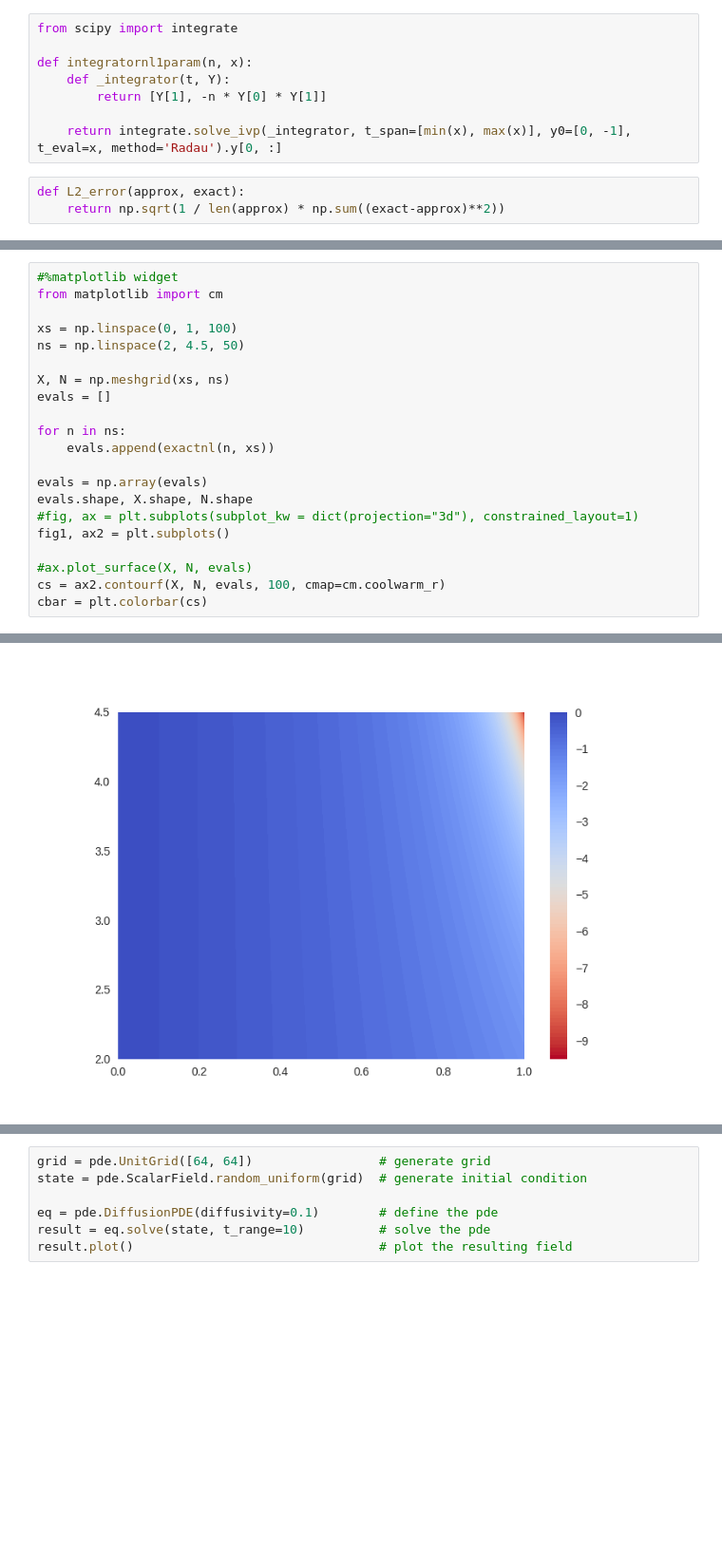
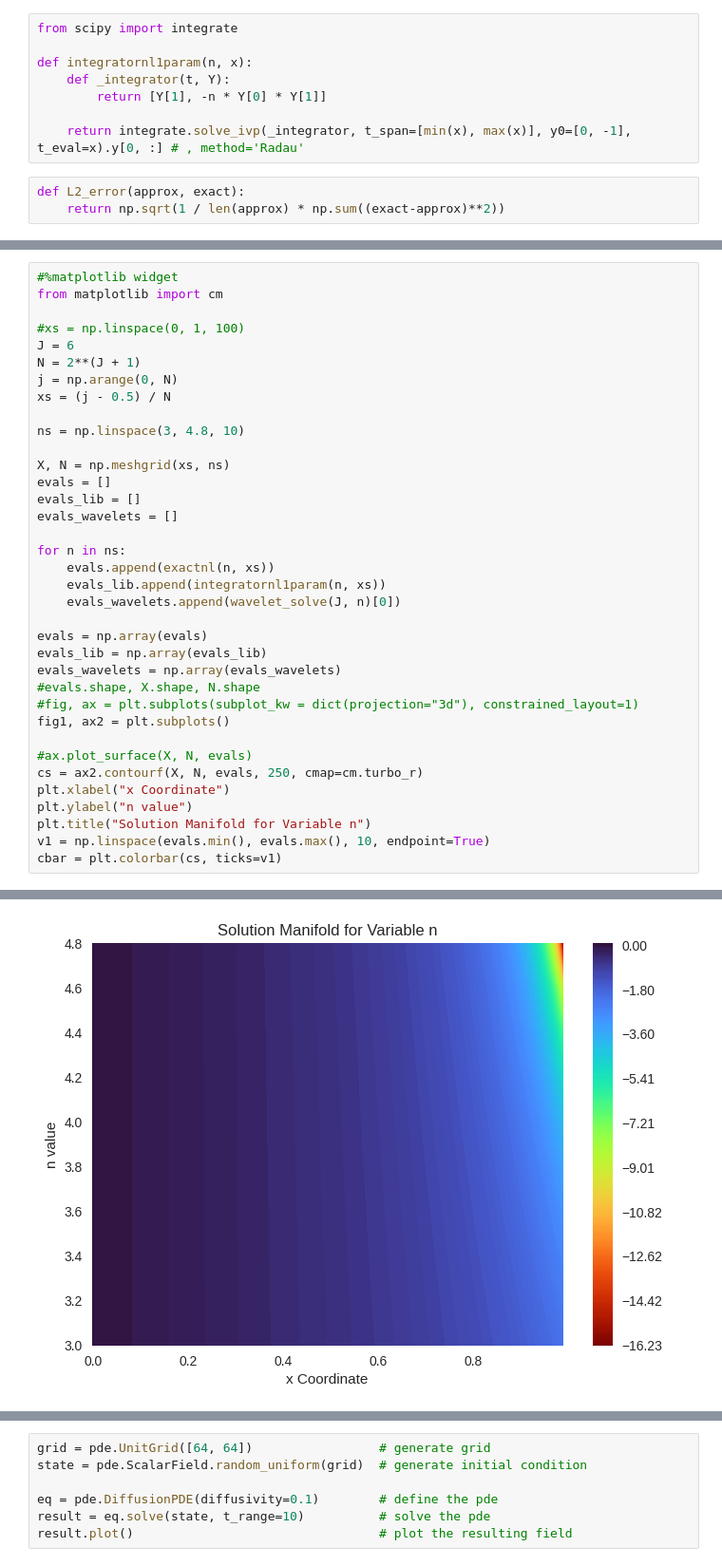
Before and after one commit to alizma/APMA1940Y-FinalProject, a Jupyter notebook: func_explo.ipynb, the cells around one changed output, grey strips where cells are left out. Shown at 95% size. Drawn from its saved outputs; the diff is of its cells as text; blank space fills up the shorter version.

Commit message:
solution manifold and error contour plots

```diff
--- a/func_explo.ipynb
+++ b/func_explo.ipynb
@@ -99,7 +99,7 @@ def integratornl1param(n, x):
     def _integrator(t, Y):
         return [Y[1], -n * Y[0] * Y[1]]
 
-    return integrate.solve_ivp(_integrator, t_span=[min(x), max(x)], y0=[0, -1], t_eval=x, method='Radau').y[0, :]
+    return integrate.solve_ivp(_integrator, t_span=[min(x), max(x)], y0=[0, -1], t_eval=x).y[0, :] # , method='Radau'
 # %%
 def L2_error(approx, exact):
     return np.sqrt(1 / len(approx) * np.sum((exact-approx)**2))
@@ -149,21 +154,36 @@ print(L2_error(exacteval, stest), L2_error(exacteval, spysoln))
 #%matplotlib widget
 from matplotlib import cm
 
-xs = np.linspace(0, 1, 100)
-ns = np.linspace(2, 4.5, 50)
+#xs = np.linspace(0, 1, 100)
+J = 6
+N = 2**(J + 1)
+j = np.arange(0, N)
+xs = (j - 0.5) / N
+
+ns = np.linspace(3, 4.8, 10)
 
 X, N = np.meshgrid(xs, ns)
 evals = []
+evals_lib = []
+evals_wavelets = []
 
 for n in ns:
     evals.append(exactnl(n, xs))
+    evals_lib.append(integratornl1param(n, xs))
+    evals_wavelets.append(wavelet_solve(J, n)[0])
 
 evals = np.array(evals)
-evals.shape, X.shape, N.shape
+evals_lib = np.array(evals_lib)
+evals_wavelets = np.array(evals_wavelets)
+#evals.shape, X.shape, N.shape
 #fig, ax = plt.subplots(subplot_kw = dict(projection="3d"), constrained_layout=1)
 fig1, ax2 = plt.subplots()
 
 #ax.plot_surface(X, N, evals)
-cs = ax2.contourf(X, N, evals, 100, cmap=cm.coolwarm_r)
-cbar = plt.colorbar(cs)
+cs = ax2.contourf(X, N, evals, 250, cmap=cm.turbo_r)
+plt.xlabel("x Coordinate")
+plt.ylabel("n value")
+plt.title("Solution Manifold for Variable n")
+v1 = np.linspace(evals.min(), evals.max(), 10, endpoint=True)
+cbar = plt.colorbar(cs, ticks=v1)
 # %% [output]
@@ -170 +207 @@ cbar = plt.colorbar(cs)
-[figure, old version]
+[figure, new version]
```
Also changed, not shown: parts of 13 cells of this notebook, 5 other files.
